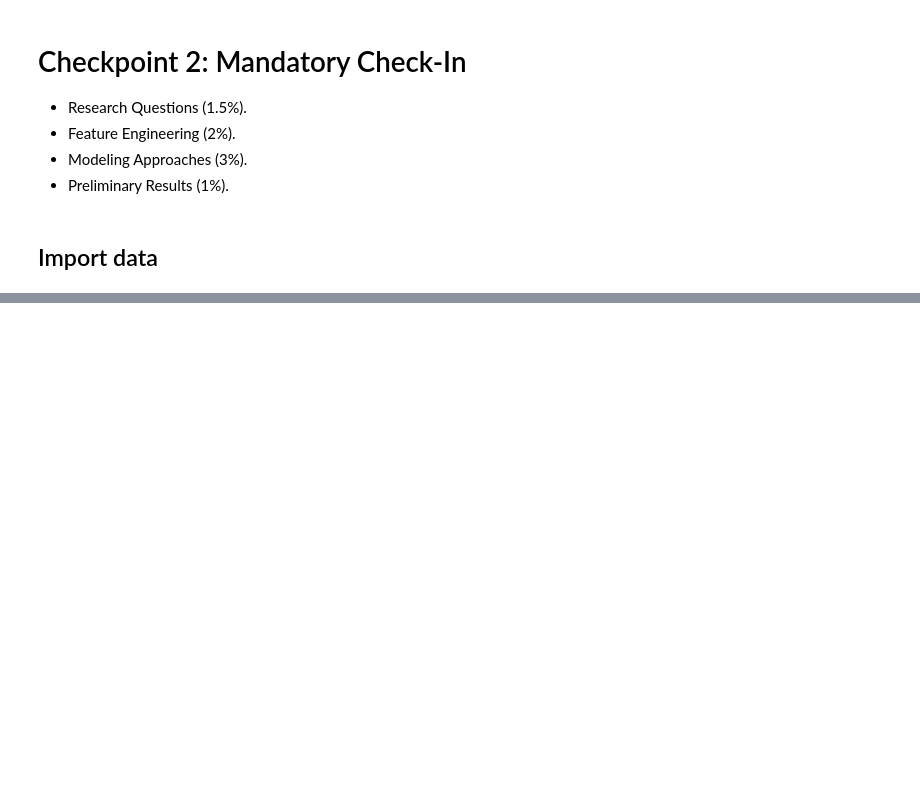
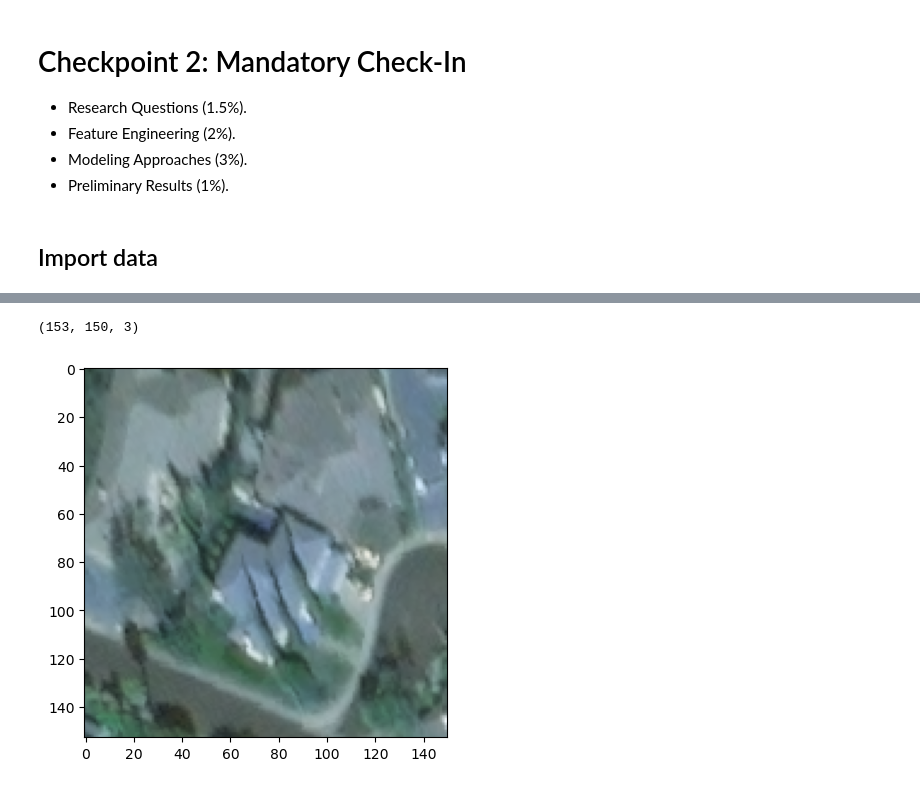
Before and after one commit to fractalclockwork/Data200, a Jupyter notebook: Source/Checkpoint_2_Modeling.ipynb, the cells around one changed output, grey strips where cells are left out. Saved outputs shown, nothing was run; the diff lists cells and outputs as text; code cells hidden in the pictures; blank space fills up the shorter version.

Commit message:
add image preprocessing

```diff
--- a/Source/Checkpoint_2_Modeling.ipynb
+++ b/Source/Checkpoint_2_Modeling.ipynb
@@ -71,0 +72,80 @@ read_files_from_zip(data_file, r'satellite-image-data/([\w-]*)/(train)_images\.n
+# %%
+name = 'socal-fire'
+train_labels = train_data_labels[name]['data']
+train_images = [image[1] for image in tqdm(train_data_images[name]['data'].items())]
+assert (train_labels.shape[0]==len(train_images))
+# %%
+import cv2
+import numpy as np
+
+
+def crop_and_fill(image, N, background='black', replace_scaled=0):
+    """
+    This function takes an image and a crop size as input, and returns a cropped image.
+    The cropping behavior depends on the size of the input image relative to the crop size.
+    The background of the output image can be either black or a scaled version of the input image.
+    If replace_scaled is a probability between 0 and 1, a proportion of the scaled background will be replaced with pixels from the original image.
+
+    Parameters:
+    image (numpy.ndarray): The input image, a numpy array of shape (n, m, 3).
+    N (int): The desired crop size.
+    background (str): The type of background for the output image. Can be either 'black' or 'scaled'.
+    replace_scaled (float): The probability of replacing each pixel in the scaled background with a pixel from the original image.
+
+    Returns:
+    numpy.ndarray: The cropped image, a numpy array of shape (N, N, 3).
+    """
+    n, m, _ = image.shape
+    if background == 'scaled':
+        output = cv2.resize(image, (N, N))
+        if replace_scaled > 0:
+            indices = np.random.choice(np.arange(N*N), replace=True, size=int(replace_scaled*N*N))
+            flat_indices = np.random.choice(np.arange(n*m), replace=True, size=len(indices))
+            row_indices = flat_indices // m  # convert to row indices
+            col_indices = flat_indices % m  # convert to column indices
+            replacements = image[row_indices, col_indices].reshape(-1, 3)  # use 2D indices
+            output.reshape(-1, 3)[indices] = replacements
+    else:
+        output = np.zeros((N, N, 3), dtype=image.dtype)
+
+    if n > N and m > N:
+        x = np.random.randint(0, n - N)
+        y = np.random.randint(0, m - N)
+        output = image[x:x+N, y:y+N]
+
+    elif n < N and m < N:
+        x = (N - n) // 2
+        y = (N - m) // 2
+        output[x:x+n, y:y+m] = image
+
+    else:
+        if n < N:
+            x = (N - n) // 2
+            y = np.random.randint(0, m - N)
+            output[x:x+n, :] = image[:, y:y+N]
+        else:
+            x = np.random.randint(0, n - N)
+            y = (N - m) // 2
+            output[:, y:y+m] = image[x:x+N, :]
+
+    black_pixels = np.where(np.all(output == [0, 0, 0], axis=-1))
+    non_black_pixels = np.where(np.any(image != [0, 0, 0], axis=-1))
+    replacements = image[non_black_pixels]
+    np.random.shuffle(replacements)
+    replacements = np.repeat(replacements, np.ceil(len(black_pixels[0]) / len(replacements)), axis=0)
+    output[black_pixels] = replacements[:len(black_pixels[0])]
+
+    return output
+
+image_array = train_images[5]
+cropped_image = crop_and_fill(image_array, 180, background='scaled', replace_scaled=0.2)
+from eda_utils import show_image
+
+display(image_array.shape)
+show_image(image_array)
+plt.show()
+show_image(cropped_image)
+plt.show()
+# %% [output]
+(153, 150, 3)
+[figure, added]
```
Also changed, not shown: parts of 5 cells of this notebook, 1 other file.
